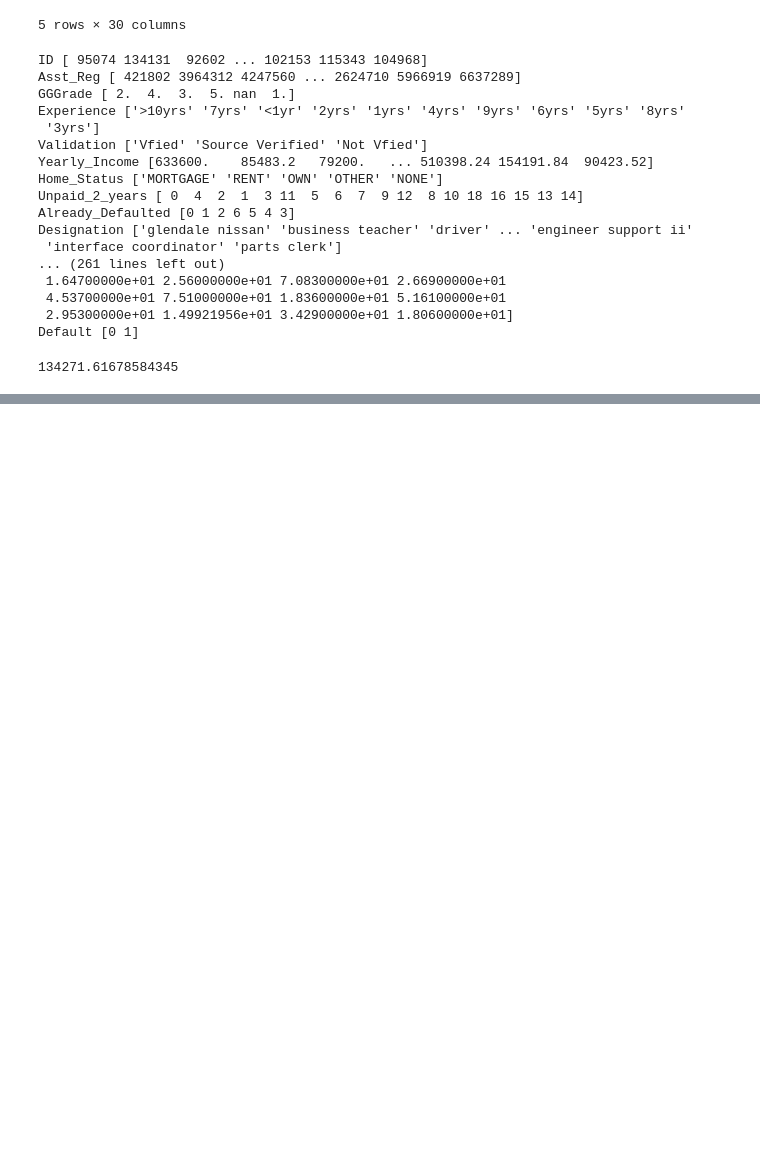
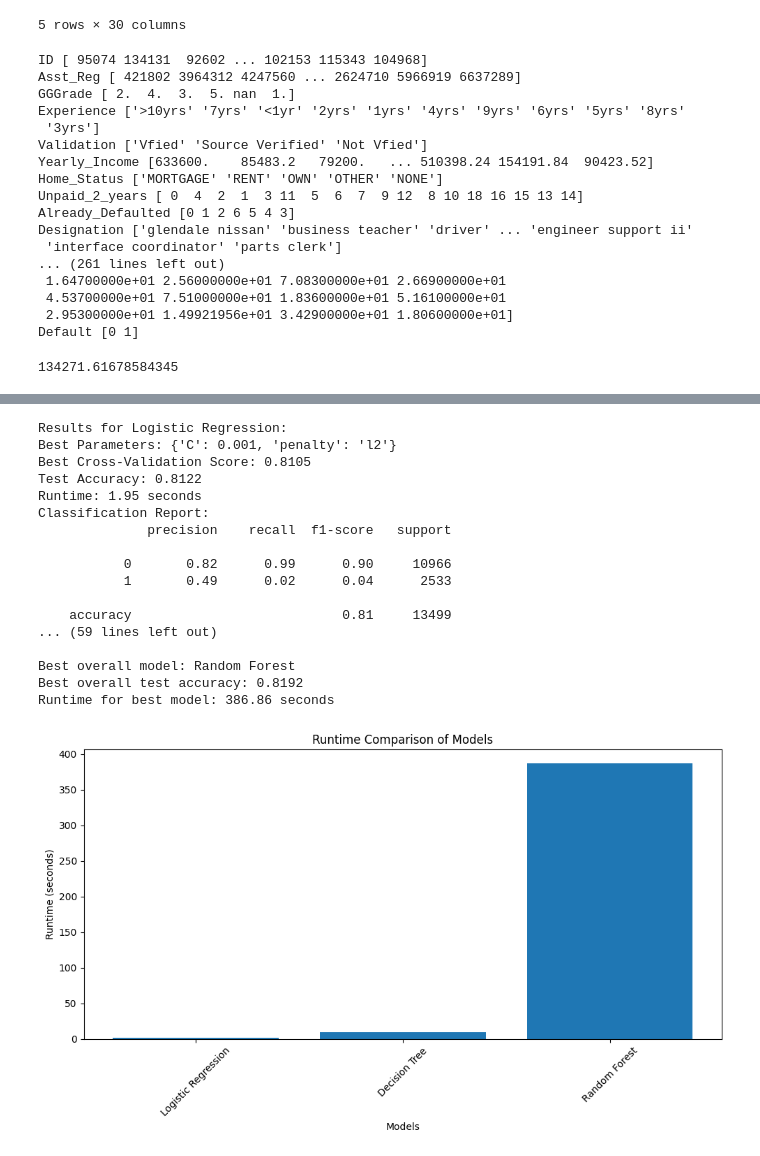
Before and after one commit to geo-rge-li/loan-default-analysis, a Jupyter notebook: analysis.ipynb, the cells around one changed output, grey strips where cells are left out. Drawn from its saved outputs; the diff is of its cells as text; code cells hidden in the pictures; blank space fills up the shorter version.

```diff
--- a/analysis.ipynb
+++ b/analysis.ipynb
@@ -209,0 +249,49 @@ Running GridSearch for Random Forest...
+# %%
+# Print results
+for name, result in results.items():
+    print(f"\nResults for {name}:")
+    print(f"Best Parameters: {result['best_params']}")
+    print(f"Best Cross-Validation Score: {result['best_score']:.4f}")
+    print(f"Test Accuracy: {result['test_accuracy']:.4f}")
+    print(f"Runtime: {result['runtime']:.2f} seconds")
+    print("Classification Report:")
+    print(result['classification_report'])
+    print("\nTop 5 Most Important Features:")
+    feat_importances = pd.Series(result['feature_importance'], index=X.columns)
+    print(feat_importances.nlargest(5))
+
+# Find the best overall model
+best_model = max(results, key=lambda x: results[x]['test_accuracy'])
+print(f"\nBest overall model: {best_model}")
+print(f"Best overall test accuracy: {results[best_model]['test_accuracy']:.4f}")
+print(f"Runtime for best model: {results[best_model]['runtime']:.2f} seconds")
+
+# Plot runtime comparison
+runtimes = [result['runtime'] for result in results.values()]
+plt.figure(figsize=(10, 6))
+plt.bar(results.keys(), runtimes)
+plt.title('Runtime Comparison of Models')
+plt.xlabel('Models')
+plt.ylabel('Runtime (seconds)')
+plt.xticks(rotation=45)
+plt.tight_layout()
+plt.show()
+# %% [output]
+Results for Logistic Regression:
+Best Parameters: {'C': 0.001, 'penalty': 'l2'}
+Best Cross-Validation Score: 0.8105
+Test Accuracy: 0.8122
+Runtime: 1.95 seconds
+Classification Report:
+              precision    recall  f1-score   support
+
+           0       0.82      0.99      0.90     10966
+           1       0.49      0.02      0.04      2533
+
+    accuracy                           0.81     13499
+... (59 lines left out)
+
+Best overall model: Random Forest
+Best overall test accuracy: 0.8192
+Runtime for best model: 386.86 seconds
+[figure, added]
```
Also changed, not shown: parts of 4 cells of this notebook, 1 other file.
